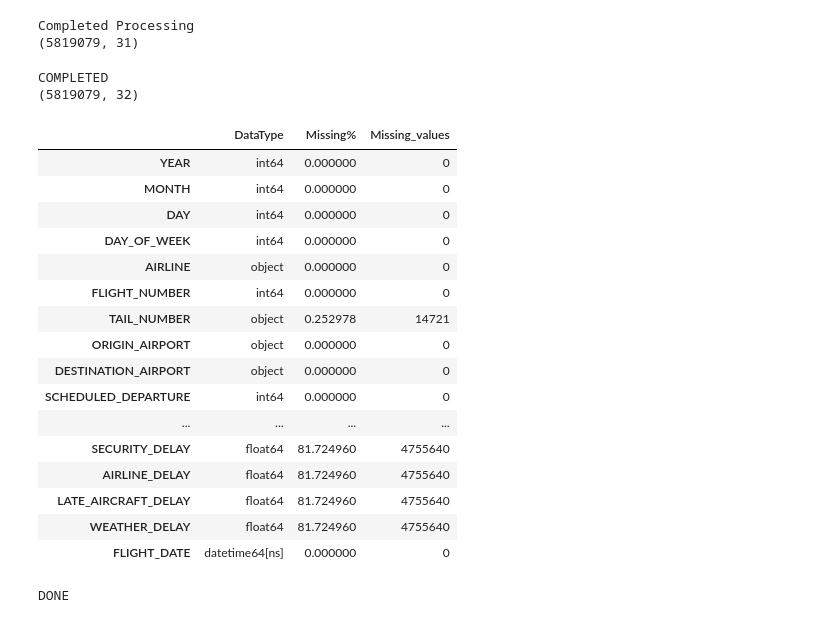
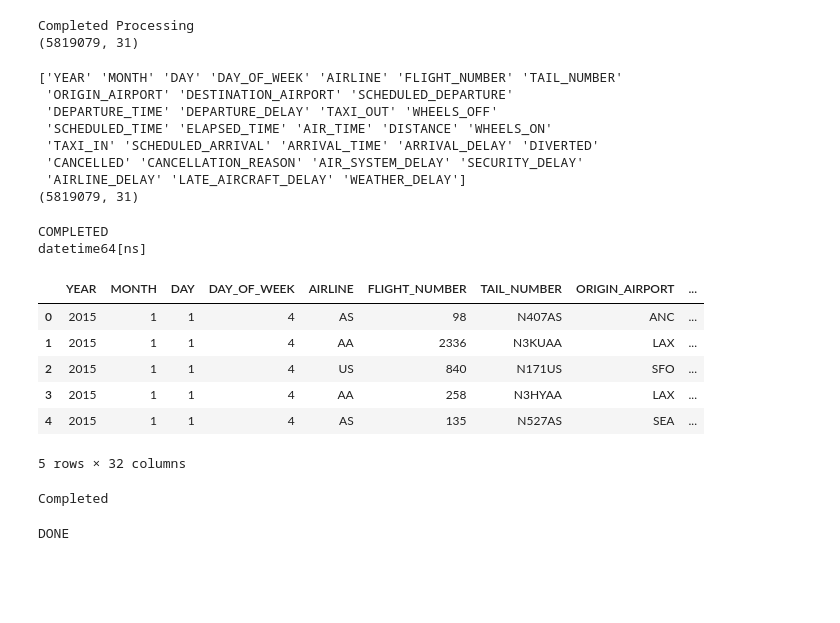
Before and after one commit to vSanjeev/ROTi, a Jupyter notebook: IndividualContribution/Rashmi/Data_Programming_Project.ipynb, the cells around one changed output. Drawn from its saved outputs; the diff is of its cells as text; code cells hidden in the pictures; blank space fills up the shorter version.

```diff
--- a/IndividualContribution/Rashmi/Untitled.ipynb
+++ b/IndividualContribution/Rashmi/Data_Programming_Project.ipynb
@@ -19,32 +22,30 @@ Completed Processing
 (5819079, 31)
 # %%
 print data.columns.values
+print data.shape
+# %% [output]
+['YEAR' 'MONTH' 'DAY' 'DAY_OF_WEEK' 'AIRLINE' 'FLIGHT_NUMBER' 'TAIL_NUMBER'
+ 'ORIGIN_AIRPORT' 'DESTINATION_AIRPORT' 'SCHEDULED_DEPARTURE'
+ 'DEPARTURE_TIME' 'DEPARTURE_DELAY' 'TAXI_OUT' 'WHEELS_OFF'
+ 'SCHEDULED_TIME' 'ELAPSED_TIME' 'AIR_TIME' 'DISTANCE' 'WHEELS_ON'
+ 'TAXI_IN' 'SCHEDULED_ARRIVAL' 'ARRIVAL_TIME' 'ARRIVAL_DELAY' 'DIVERTED'
+ 'CANCELLED' 'CANCELLATION_REASON' 'AIR_SYSTEM_DELAY' 'SECURITY_DELAY'
+ 'AIRLINE_DELAY' 'LATE_AIRCRAFT_DELAY' 'WEATHER_DELAY']
+(5819079, 31)
 # %%
 #Conversion of Day, Year, Month to DATE
 data['FLIGHT_DATE'] = pd.to_datetime(data[['YEAR','MONTH','DAY']])
 print "COMPLETED"
-print data.shape
 # %% [output]
 COMPLETED
-(5819079, 32)
+datetime64[ns]
 # %%
 dataDict = pd.DataFrame({'DataType': data.dtypes.values, 'Missing_values': data.isnull().sum(),'Missing%': ((data.isnull().sum())/(data.shape[0])*100)  }, index=data.columns.values)
-dataDict
 # %% [output]
-|  | DataType | Missing% | Missing_values |
-| YEAR | int64 | 0.000000 | 0 |
-| MONTH | int64 | 0.000000 | 0 |
-| DAY | int64 | 0.000000 | 0 |
-| DAY_OF_WEEK | int64 | 0.000000 | 0 |
-| AIRLINE | object | 0.000000 | 0 |
-| FLIGHT_NUMBER | int64 | 0.000000 | 0 |
-| TAIL_NUMBER | object | 0.252978 | 14721 |
-| ORIGIN_AIRPORT | object | 0.000000 | 0 |
-| DESTINATION_AIRPORT | object | 0.000000 | 0 |
-| SCHEDULED_DEPARTURE | int64 | 0.000000 | 0 |
-| ... | ... | ... | ... |
-| SECURITY_DELAY | float64 | 81.724960 | 4755640 |
-| AIRLINE_DELAY | float64 | 81.724960 | 4755640 |
-| LATE_AIRCRAFT_DELAY | float64 | 81.724960 | 4755640 |
-| WEATHER_DELAY | float64 | 81.724960 | 4755640 |
-| FLIGHT_DATE | datetime64[ns] | 0.000000 | 0 |
+|  | YEAR | MONTH | DAY | DAY_OF_WEEK | AIRLINE | FLIGHT_NUMBER | TAIL_NUMBER | ORIGIN_AIRPORT | ... |
+| 0 | 2015 | 1 | 1 | 4 | AS | 98 | N407AS | ANC | ... |
+| 1 | 2015 | 1 | 1 | 4 | AA | 2336 | N3KUAA | LAX | ... |
+| 2 | 2015 | 1 | 1 | 4 | US | 840 | N171US | SFO | ... |
+| 3 | 2015 | 1 | 1 | 4 | AA | 258 | N3HYAA | LAX | ... |
+| 4 | 2015 | 1 | 1 | 4 | AS | 135 | N527AS | SEA | ... |
+5 rows × 32 columns
@@ -51 +122,11 @@ dataDict
+# %%
+data['SCHEDULED_DEPARTURE'] = create_flight_time(data, 'SCHEDULED_DEPARTURE')
+data['DEPARTURE_TIME'] = data['DEPARTURE_TIME'].apply(lambda x: get_time(x))
+data['SCHEDULED_ARRIVAL'] = data['SCHEDULED_ARRIVAL'].apply(lambda x: get_time(x))
+data['ARRIVAL_TIME'] = data['ARRIVAL_TIME'].apply(lambda x: get_time(x))
+
+
+print "Completed"
+# %% [output]
+Completed
 # %%
```
Also changed, not shown: parts of 29 cells of this notebook.
